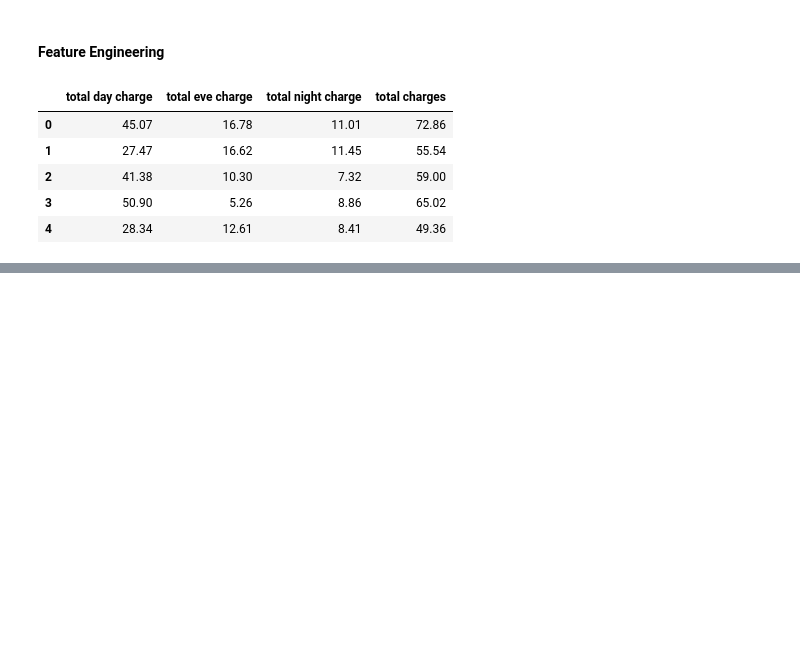
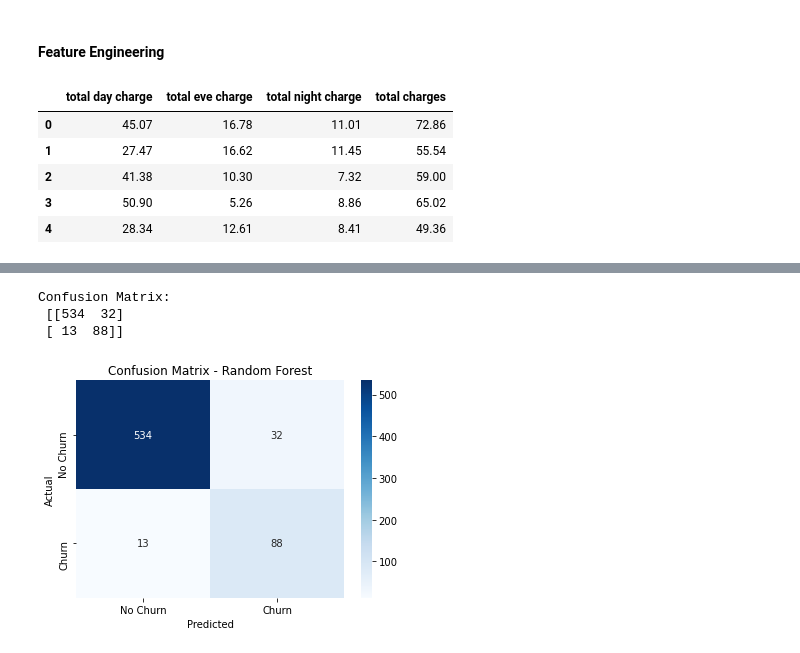
Before and after one commit to Mike101lab/Phase-3-Project-SyriaTel-Customer-Churn-Prediction-, a Jupyter notebook: SyriaTel-Customer-Churn-Prediction.ipynb, the cells around one changed output, grey strips where cells are left out. Cells and saved outputs as stored; diff of their text form; code cells hidden in the pictures; blank space fills up the shorter version.

```diff
--- a/SyriaTel-Customer-Churn-Prediction.ipynb
+++ b/SyriaTel-Customer-Churn-Prediction.ipynb
@@ -199,0 +351,7 @@ df.to_csv('cleaned_telecom_data.csv', index=False)
+# %%
+# Apply SMOTE only on training data
+smote = SMOTE(random_state=42)
+X_train_resampled, y_train_resampled = smote.fit_resample(X_train, y_train)
+
+# Check the new class distribution
+print("Class distribution after SMOTE:\n", y_train_resampled.value_counts())
@@ -199,0 +365,6 @@ df.to_csv('cleaned_telecom_data.csv', index=False)
+# %%
+# Initialize the model with regularization tuning
+model = LogisticRegression(random_state=42, max_iter=5000, C=0.1)  # Adjust C for better generalization
+
+# Train the model on resampled data
+model.fit(X_train_resampled, y_train_resampled)
@@ -199,0 +464,15 @@ df.to_csv('cleaned_telecom_data.csv', index=False)
+# %%
+# Initialize the model
+rf_model = RandomForestClassifier(n_estimators=200, random_state=42, class_weight='balanced')
+
+# Train on resampled data
+rf_model.fit(X_train_resampled, y_train_resampled)
+
+# Predict on the test set
+y_probs_rf = rf_model.predict_proba(X_test)[:, 1]
+
+# Apply the chosen threshold (0.35 for now)
+y_pred_rf = (y_probs_rf > 0.35).astype(int)
+
+# Print classification report
+print("Classification Report for Random Forest:\n", classification_report(y_test, y_pred_rf))
@@ -199,0 +500,17 @@ df.to_csv('cleaned_telecom_data.csv', index=False)
+# %%
+# Compute confusion matrix
+conf_matrix_rf = confusion_matrix(y_test, y_pred_rf)
+
+print("Confusion Matrix:\n", conf_matrix_rf)
+# Plot confusion matrix
+plt.figure(figsize=(6, 4))
+sns.heatmap(conf_matrix_rf, annot=True, fmt='d', cmap='Blues', xticklabels=['No Churn', 'Churn'], yticklabels=['No Churn', 'Churn'])
+plt.title('Confusion Matrix - Random Forest')
+plt.xlabel('Predicted')
+plt.ylabel('Actual')
+plt.show()
+# %% [output]
+Confusion Matrix:
+ [[534  32]
+ [ 13  88]]
+[figure, added]
```
Also changed, not shown: parts of 42 cells of this notebook, 1 other file.
